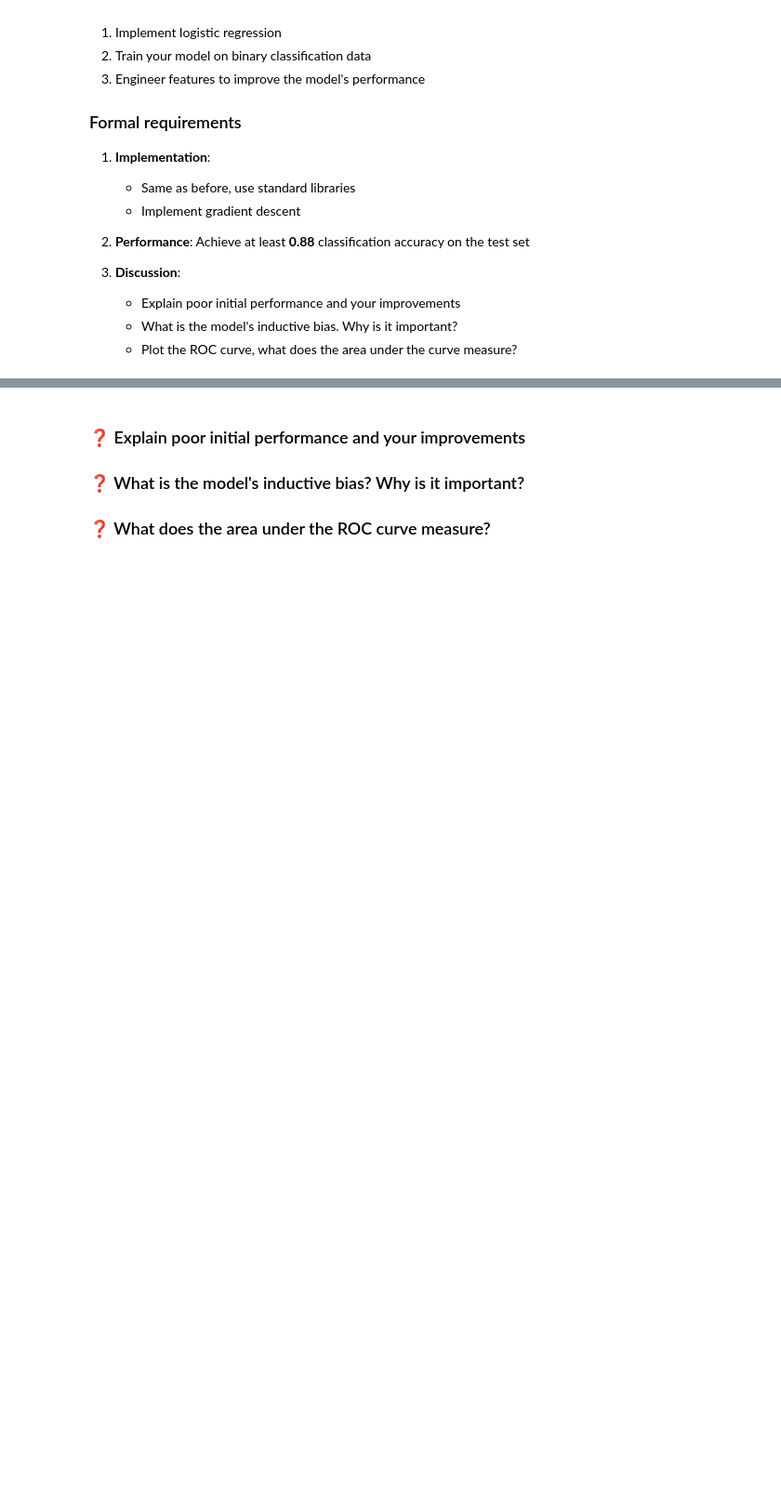
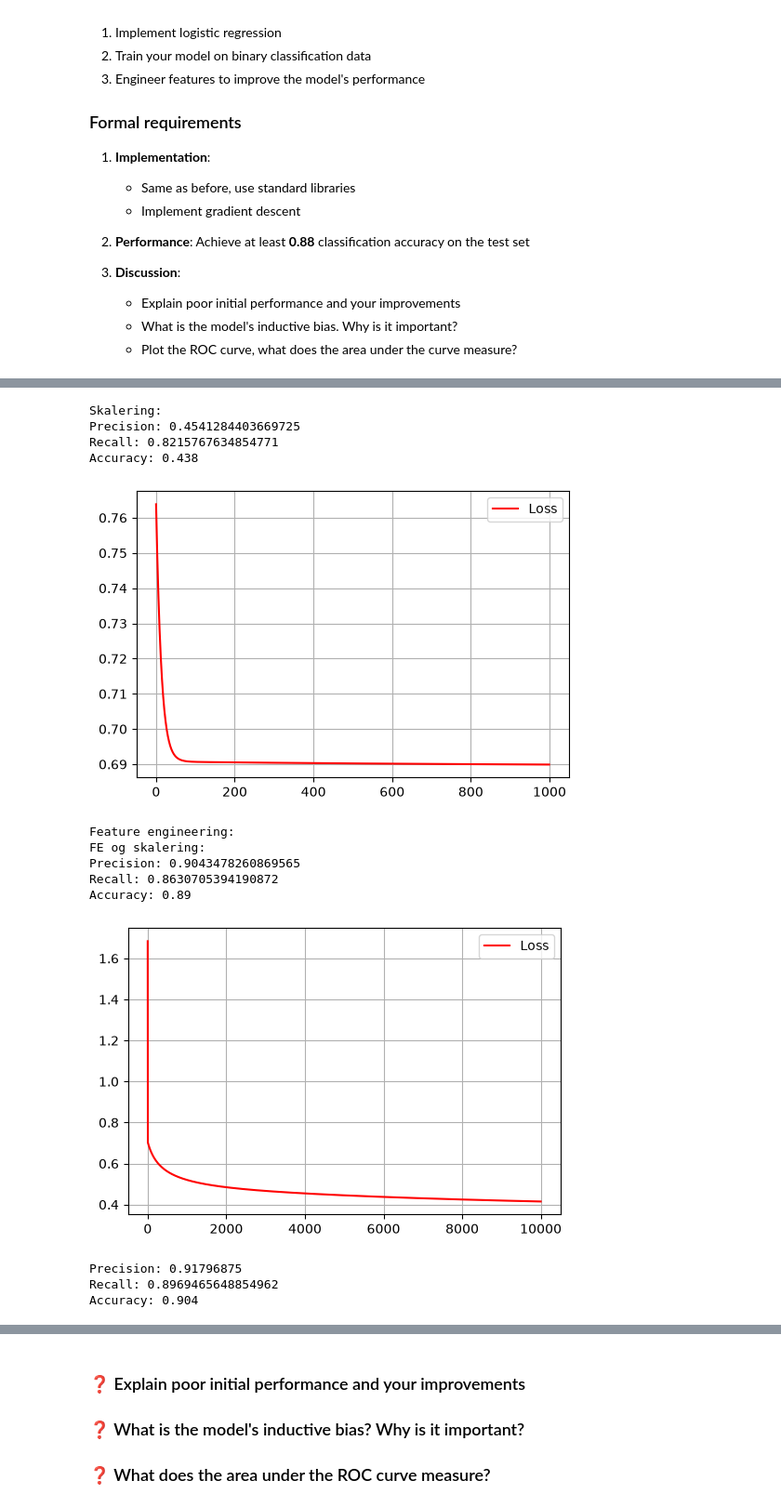
Before and after one commit to savmidt/tdt4172_intro_ml, a Jupyter notebook: Assignment1-1/problem.ipynb, the cells around one changed output, grey strips where cells are left out. Shown at 93% size. Saved outputs shown, nothing was run; the diff lists cells and outputs as text; code cells hidden in the pictures; blank space fills up the shorter version.

```diff
--- a/Assignment1-1/problem.ipynb
+++ b/Assignment1-1/problem.ipynb
@@ -196,0 +222,67 @@ conf = confusion_matrix(y_test, pred)
+# %%
+from sklearn.preprocessing import MinMaxScaler
+
+min_max_scaler = MinMaxScaler()
+
+X_train_scaled = min_max_scaler.fit_transform(X_train)
+X_test_scaled = min_max_scaler.transform(x_test)
+
+log = LogisticRegression(lr = 0.1)
+log.fit(X_train_scaled, y_train)
+pred = log.predict(X_test_scaled)
+
+print("Skalering:")
+accuracy_test(y_test, pred, log)
+
+
+# Feature engineering
+def add_features(X):
+    x0 = X[:,0]
+    x1 = X[:,1]
+    return np.column_stack((
+        x0,
+        x1,
+        x0 ** 2, x1 **2,
+        x0 ** 3, x1 ** 3,
+        x0 * x1,
+        x0 * x1 ** 2,
+        x0 * x1 ** 3,
+        x1 * x0 ** 2,
+        x1 * x0 ** 3,
+    ))
+X_train_fe = add_features(X_train)
+x_test_fe = add_features(x_test)
+
+log_model = LogisticRegression(lr = 0.1)
+log_model.fit(X_train, y_train)
+
+pred = log_model.predict(x_test)
+print("Feature engineering:")
+# accuracy_test(y_test, pred, log_model)
+
+# FE og skalering
+x_train_scale_fe = min_max_scaler.fit_transform(X_train_fe)
+x_test_train_fe = min_max_scaler.transform(x_test_fe)
+
+log1 = LogisticRegression(lr = 1.0, n_iterations=10000)
+log1.fit(x_train_scale_fe, y_train)
+pred = log1.predict(x_test_train_fe)
+
+print("FE og skalering:")
+accuracy_test(y_test, pred, log1)
+accuracy_test(y_train, log1.predict(x_train_scale_fe), log1)
+# %% [output]
+Skalering:
+Precision: 0.4541284403669725
+Recall: 0.8215767634854771
+Accuracy: 0.438
+[figure, added]
+Feature engineering:
+FE og skalering:
+Precision: 0.9043478260869565
+Recall: 0.8630705394190872
+Accuracy: 0.89
+[figure, added]
+Precision: 0.91796875
+Recall: 0.8969465648854962
+Accuracy: 0.904
```
Also changed, not shown: parts of 5 cells of this notebook, 1 other file.
